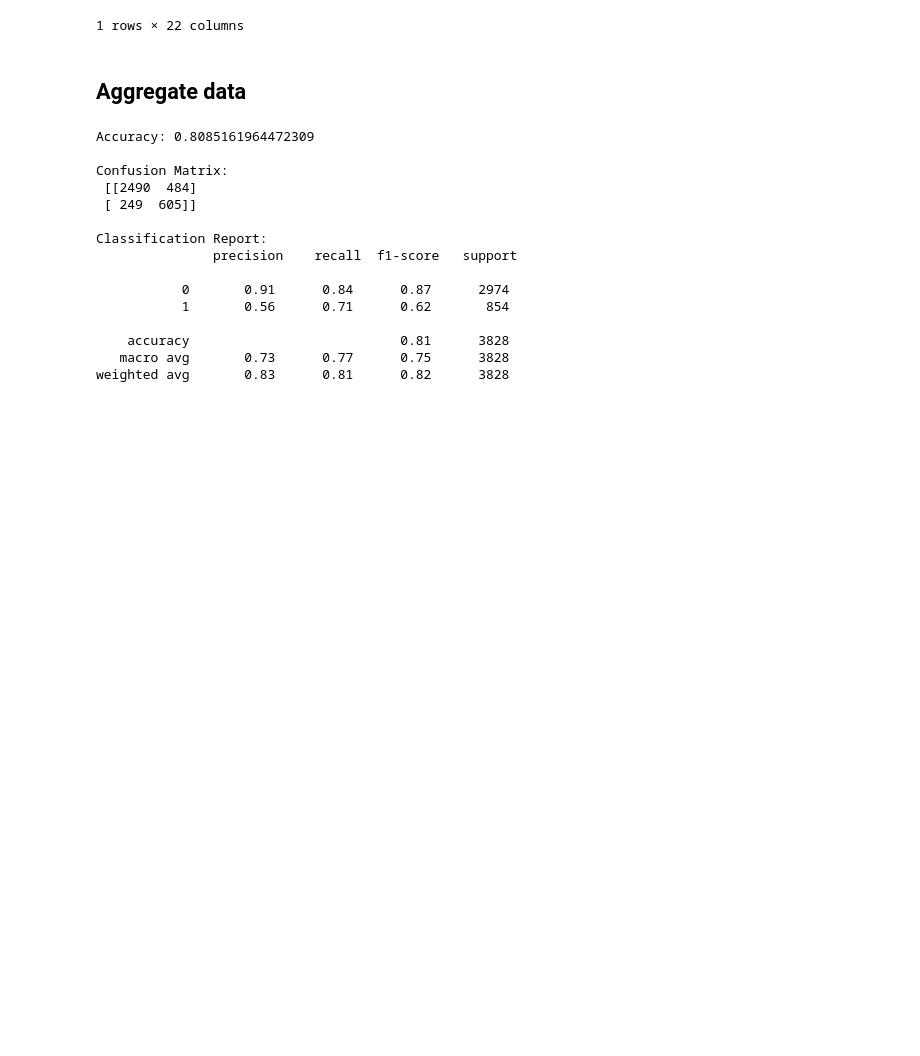
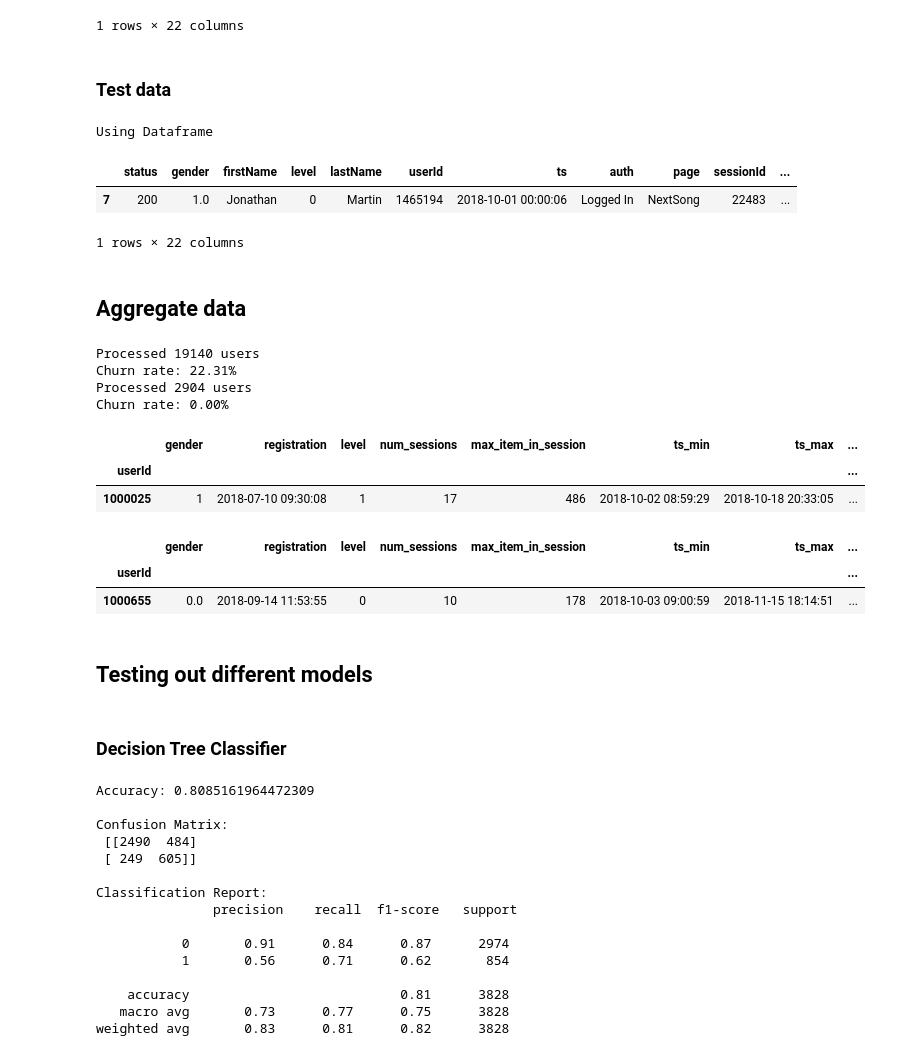
Before and after one commit to AndreeaPatarlageanu/DataScienceProject, a Jupyter notebook: DecisionTree.ipynb, the cells around one changed output. Saved outputs shown, nothing was run; the diff lists cells and outputs as text; code cells hidden in the pictures; blank space fills up the shorter version.

```diff
--- a/DecisionTree.ipynb
+++ b/DecisionTree.ipynb
@@ -26,3 +28,5 @@ user_data.head(1)
 |  | status | gender | firstName | level | lastName | userId | ts | auth | page | sessionId | ... |
 | 0 | 200 | 1 | Shlok | 1 | Johnson | 1749042 | 2018-10-01 00:00:01 | Logged In | NextSong | 22683 | ... |
 1 rows × 22 columns
+# %% [markdown]
+### Test data
@@ -29,8 +35,18 @@ user_data.head(1)
+# %%
+test_data = import_and_transform(raw_test_data)
+# %% [output]
+Using Dataframe
+# %%
+test_data.head(1)
+# %% [output]
+|  | status | gender | firstName | level | lastName | userId | ts | auth | page | sessionId | ... |
+| 7 | 200 | 1.0 | Jonathan | 0 | Martin | 1465194 | 2018-10-01 00:00:06 | Logged In | NextSong | 22483 | ... |
+1 rows × 22 columns
 # %% [markdown]
 ## Aggregate data
 # %%
-def aggregate(data: pd.DataFrame):
-    user_df = df.groupby('userId').agg({
+def aggregate1(data: pd.DataFrame):
+    user_df = data.groupby('userId').agg({
         'gender': 'first',
         'registration': 'first',
         'level': lambda x: x.mode().iloc[0] if not x.mode().empty else None,
@@ -70,4 +86,24 @@ def aggregate(data: pd.DataFrame):
     user_df.set_index('userId', inplace=True)
 
     return user_df
+# %%
+agg_data = aggregate(user_data)
+agg_test_data = aggregate(test_data)
+# %% [output]
+Processed 19140 users
+Churn rate: 22.31%
+Processed 2904 users
+Churn rate: 0.00%
+# %%
+agg_data.head(1)
+# %% [output]
+|  | gender | registration | level | num_sessions | max_item_in_session | ts_min | ts_max | ... |
+| userId |  |  |  |  |  |  |  | ... |
+| 1000025 | 1 | 2018-07-10 09:30:08 | 1 | 17 | 486 | 2018-10-02 08:59:29 | 2018-10-18 20:33:05 | ... |
+# %%
+agg_test_data.head(1)
+# %% [output]
+|  | gender | registration | level | num_sessions | max_item_in_session | ts_min | ts_max | ... |
+| userId |  |  |  |  |  |  |  | ... |
+| 1000655 | 0.0 | 2018-09-14 11:53:55 | 0 | 10 | 178 | 2018-10-03 09:00:59 | 2018-11-15 18:14:51 | ... |
 # %%
@@ -78,6 +112,10 @@ y = user_data['churned']
 X_train, X_test, y_train, y_test = train_test_split(
     X, y, test_size=0.2, random_state=42, stratify=y
 )
+# %% [markdown]
+## Testing out different models
+# %% [markdown]
+### Decision Tree Classifier
 # %%
 clf = DecisionTreeClassifier(class_weight='balanced', max_depth=10, random_state=42)
 clf.fit(X_train, y_train)
```
Also changed, not shown: parts of 10 cells of this notebook.
